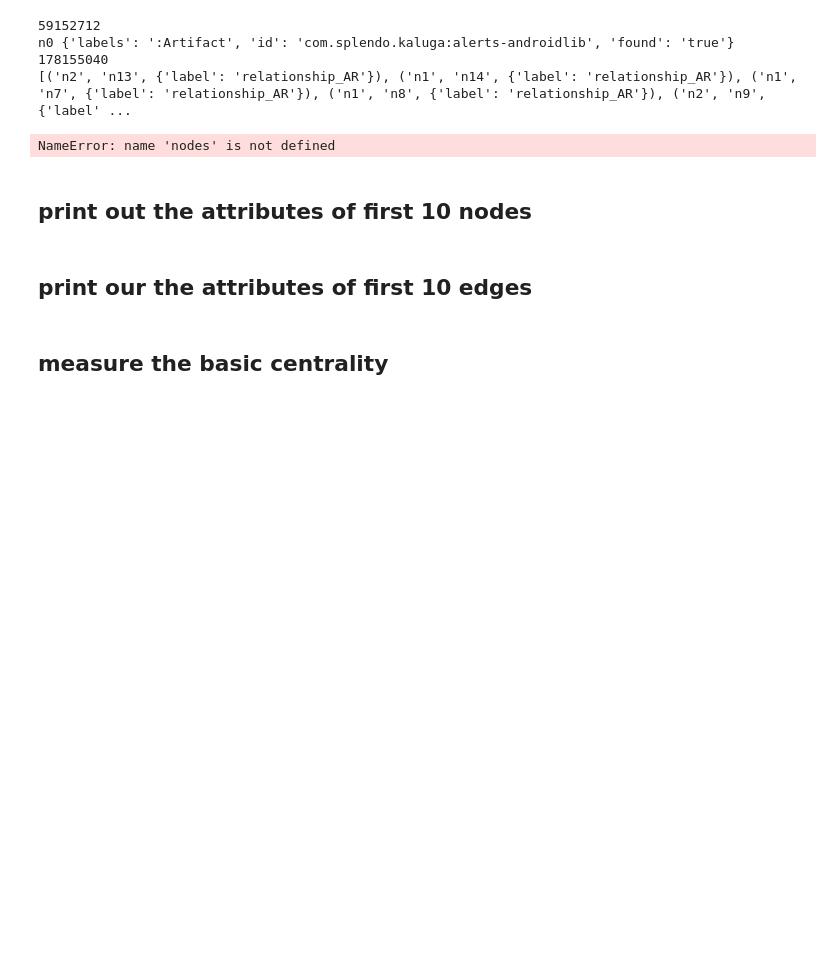
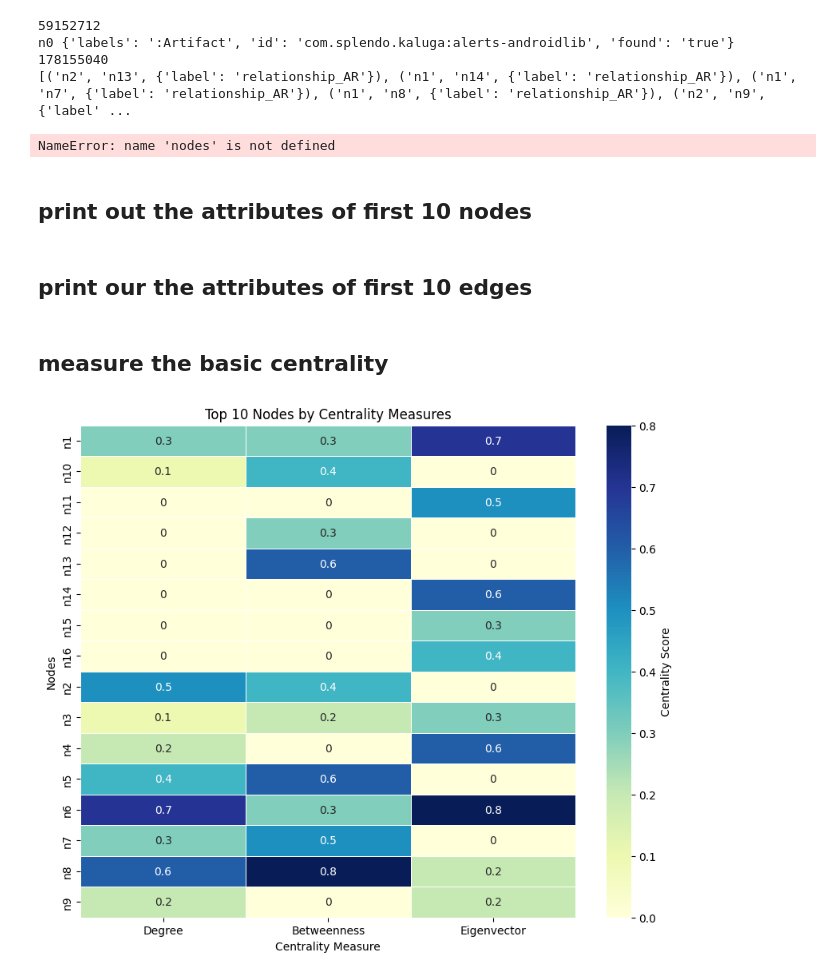
Before and after one commit to Wapiti08/DPAnalyzer, a Jupyter notebook: exp/graphml_exp.ipynb, the cells around one changed output. Saved outputs shown, nothing was run; the diff lists cells and outputs as text; code cells hidden in the pictures; blank space fills up the shorter version.

```diff
--- a/exp/graphml_exp.ipynb
+++ b/exp/graphml_exp.ipynb
@@ -75,3 +75,37 @@ for u, v, attrs in list(G.edges(data=True))[:10]:
     print(f"Edge {u}-{v}: {attrs}")
 # %% [markdown]
 ## measure the basic centrality
+# %%
+degree_top10 = [('n1', 0.3), ('n2', 0.5), ('n3', 0.1), ('n4', 0.2), ('n5', 0.4),
+                ('n6', 0.7), ('n7', 0.3), ('n8', 0.6), ('n9', 0.2), ('n10', 0.1)]
+betweenness_top10 = [('n2', 0.4), ('n3', 0.2), ('n5', 0.6), ('n6', 0.3), ('n7', 0.5),
+                     ('n8', 0.8), ('n1', 0.3), ('n10', 0.4), ('n12', 0.3), ('n13', 0.6)]
+eigenvector_top10 = [('n1', 0.7), ('n3', 0.3), ('n4', 0.6), ('n6', 0.8), ('n8', 0.2),
+                     ('n11', 0.5), ('n14', 0.6), ('n15', 0.3), ('n16', 0.4), ('n9', 0.2)]
+# %%
+# Convert lists of tuples into dictionaries
+degree_dict = dict(degree_top10)
+betweenness_dict = dict(betweenness_top10)
+eigenvector_dict = dict(eigenvector_top10)
+
+# Collect all unique nodes and sort them
+all_nodes = sorted(set(degree_dict) | set(betweenness_dict) | set(eigenvector_dict))
+
+# Create a DataFrame with nodes as rows and centralities as columns
+data = pd.DataFrame({
+    'Degree': [degree_dict.get(node, 0) for node in all_nodes],
+    'Betweenness': [betweenness_dict.get(node, 0) for node in all_nodes],
+    'Eigenvector': [eigenvector_dict.get(node, 0) for node in all_nodes]
+}, index=all_nodes)
+
+# Plot the heatmap
+plt.figure(figsize=(10, 8))
+sns.heatmap(data, annot=True, cmap='YlGnBu', cbar_kws={'label': 'Centrality Score'}, linewidths=0.5)
+
+# Add labels and title
+plt.title('Top 10 Nodes by Centrality Measures')
+plt.xlabel('Centrality Measure')
+plt.ylabel('Nodes')
+plt.show()
+# %% [output]
+[figure, added]
```
Also changed, not shown: 7 other files.
